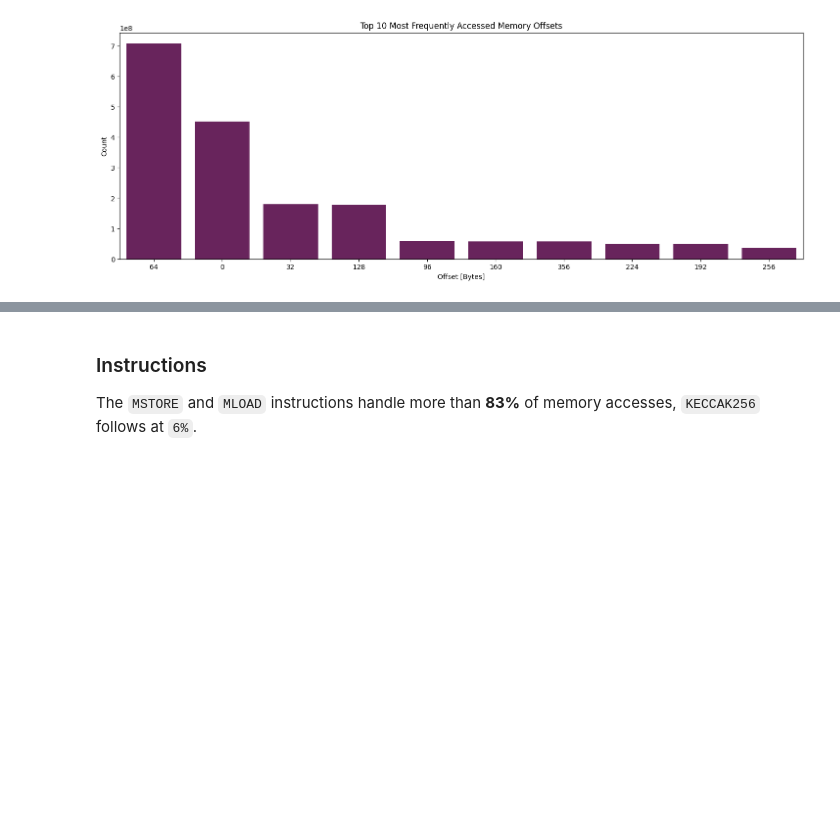
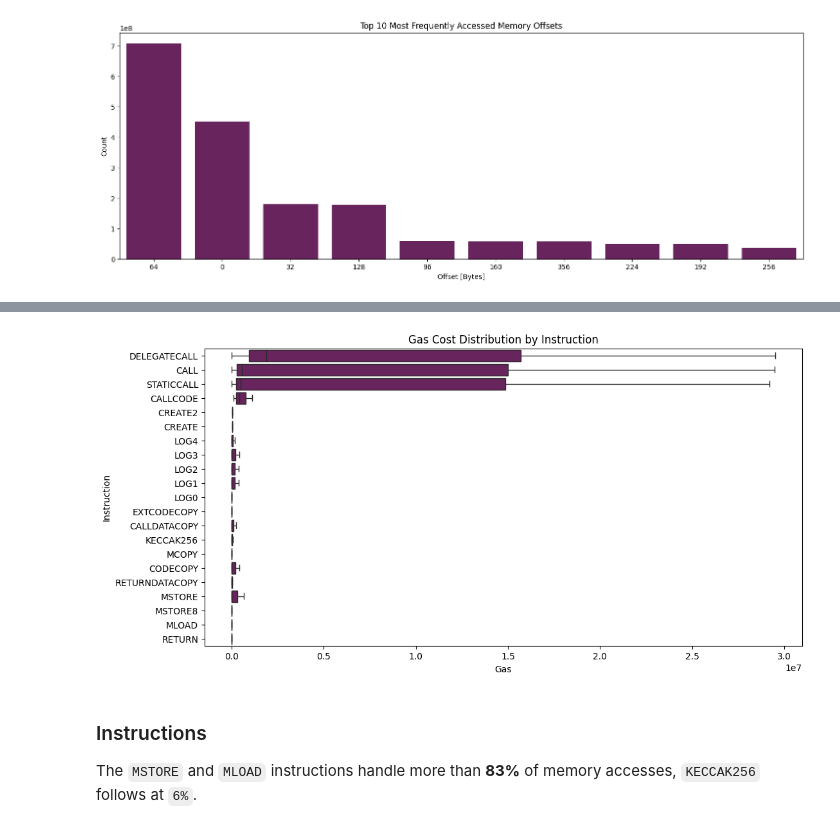
Before and after one commit to raxhvl/evm-memory-analysis, a Jupyter notebook: evm-memory-analysis.ipynb, the cells around one changed output, grey strips where cells are left out. Saved outputs shown, nothing was run; the diff lists cells and outputs as text; code cells hidden in the pictures; blank space fills up the shorter version.

```diff
--- a/evm-memory-analysis.ipynb
+++ b/evm-memory-analysis.ipynb
@@ -224,0 +274,3 @@ plt.show()
+# %%
+opcode_cost_range = df.groupby("opcode", agg={"opcode_gas_cost": ["mean","max", "min"]}).sort(["opcode_gas_cost_mean"],ascending=False).to_pandas_df()
+opcode_cost_range
@@ -225,3 +295,17 @@ plt.show()
+# %%
+melted_opcode_cost_range = opcode_cost_range.melt(id_vars='opcode',
+                    value_vars=['opcode_gas_cost_mean', 'opcode_gas_cost_max', 'opcode_gas_cost_min'],
+                    var_name='opcode_gas_cost_type',
+                    value_name='size')
+
+plt.figure(figsize=(12, 6))
+sns.boxplot(data=melted_opcode_cost_range, x='size', y='opcode', color=PRIMARY_COLOR)
+plt.title('Gas Cost Distribution by Instruction')
+plt.xlabel('Gas')
+plt.ylabel('Instruction')
+plt.show()
+# %% [output]
+[figure, added]
 # %% [markdown]
 ### Instructions
 The `MSTORE` and `MLOAD` instructions handle more than **83%** of memory accesses, `KECCAK256` follows at `6%`.
```
Also changed, not shown: parts of 20 cells of this notebook.
